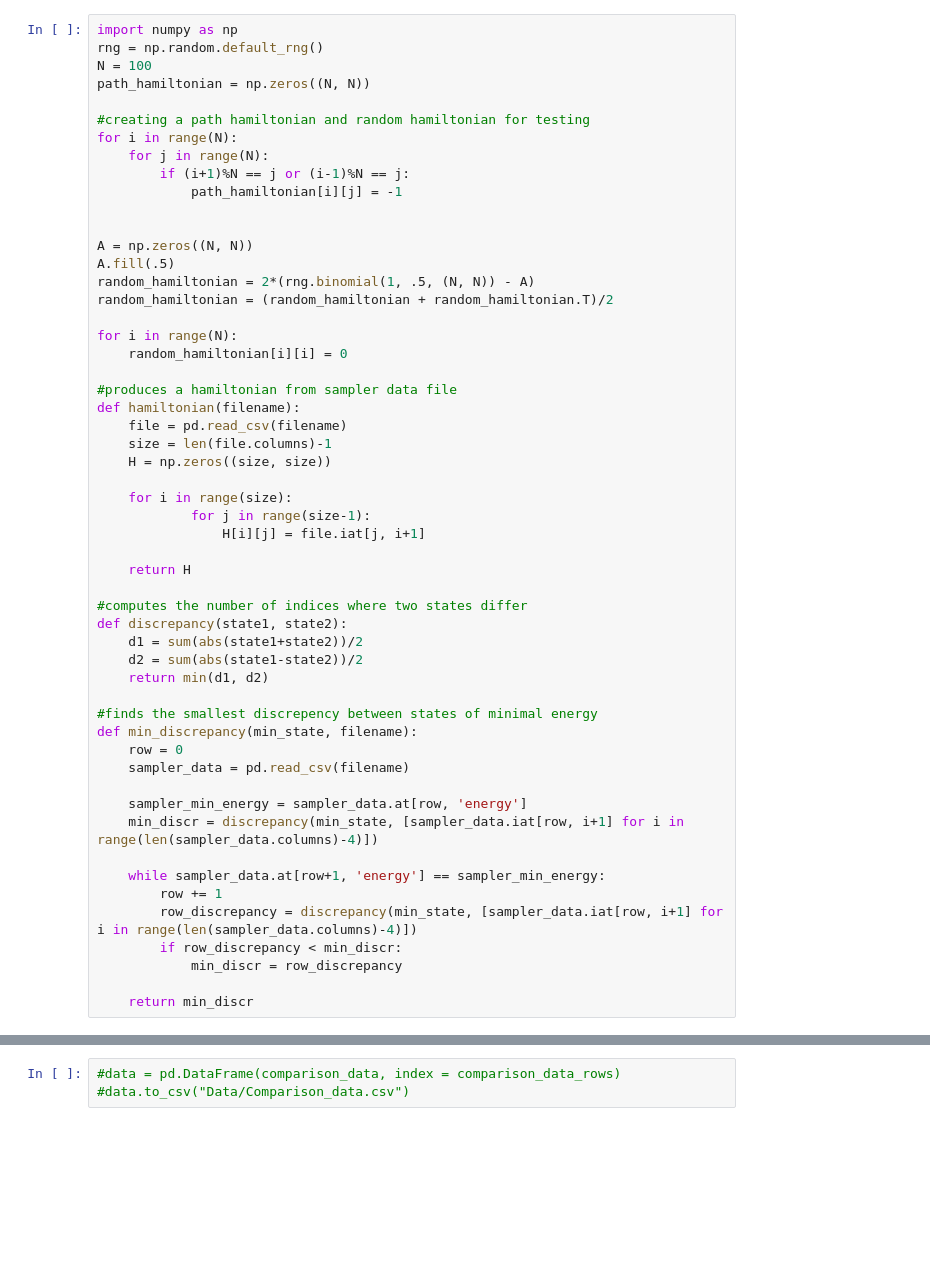
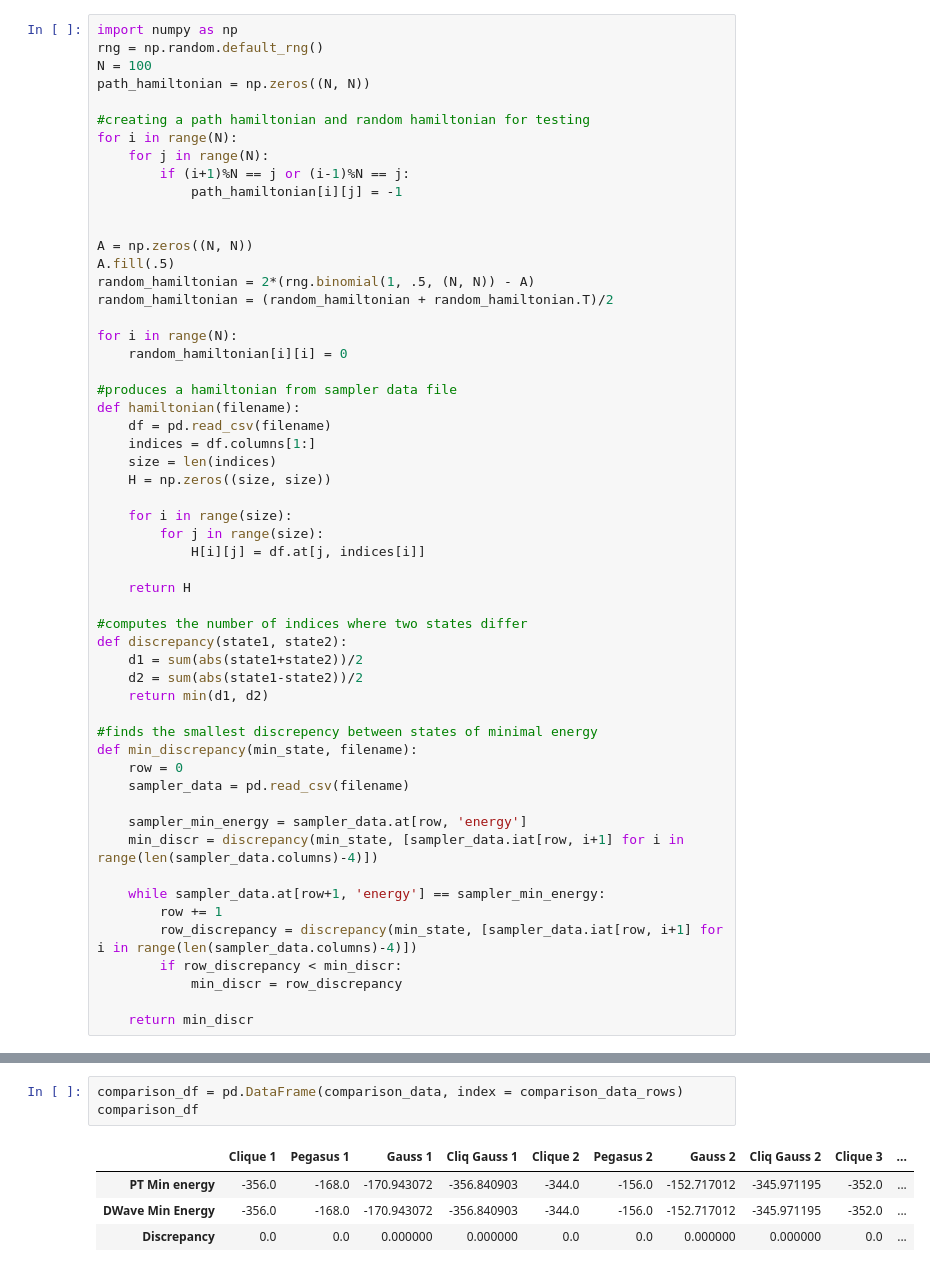
Before and after one commit to benkrakoff/Parallel-Tempering, a Jupyter notebook: Parallel Tempering Data.ipynb, the cells around one changed output, grey strips where cells are left out. Drawn from its saved outputs; the diff is of its cells as text; blank space fills up the shorter version.

```diff
--- a/Parallel Tempering Data.ipynb
+++ b/Parallel Tempering Data.ipynb
@@ -21,13 +21,14 @@ for i in range(N):
 
 #produces a hamiltonian from sampler data file
 def hamiltonian(filename):
-    file = pd.read_csv(filename)
-    size = len(file.columns)-1
+    df = pd.read_csv(filename)
+    indices = df.columns[1:]
+    size = len(indices)
     H = np.zeros((size, size))
 
     for i in range(size):
-            for j in range(size-1):
-                H[i][j] = file.iat[j, i+1]
+        for j in range(size):
+            H[i][j] = df.at[j, indices[i]]
 
     return H
 
@@ -119,3 +132,8 @@ Finished Clique Gauss 10 at 52.894739866256714
 # %%
-#data = pd.DataFrame(comparison_data, index = comparison_data_rows)
-#data.to_csv("Data/Comparison_data.csv")
+comparison_df = pd.DataFrame(comparison_data, index = comparison_data_rows)
+comparison_df
+# %% [output]
+|  | Clique 1 | Pegasus 1 | Gauss 1 | Cliq Gauss 1 | Clique 2 | Pegasus 2 | Gauss 2 | Cliq Gauss 2 | Clique 3 | ... |
+| PT Min energy | -356.0 | -168.0 | -170.943072 | -356.840903 | -344.0 | -156.0 | -152.717012 | -345.971195 | -352.0 | ... |
+| DWave Min Energy | -356.0 | -168.0 | -170.943072 | -356.840903 | -344.0 | -156.0 | -152.717012 | -345.971195 | -352.0 | ... |
+| Discrepancy | 0.0 | 0.0 | 0.000000 | 0.000000 | 0.0 | 0.0 | 0.000000 | 0.000000 | 0.0 | ... |
```
Also changed, not shown: parts of 14 cells of this notebook, 16 other files.
